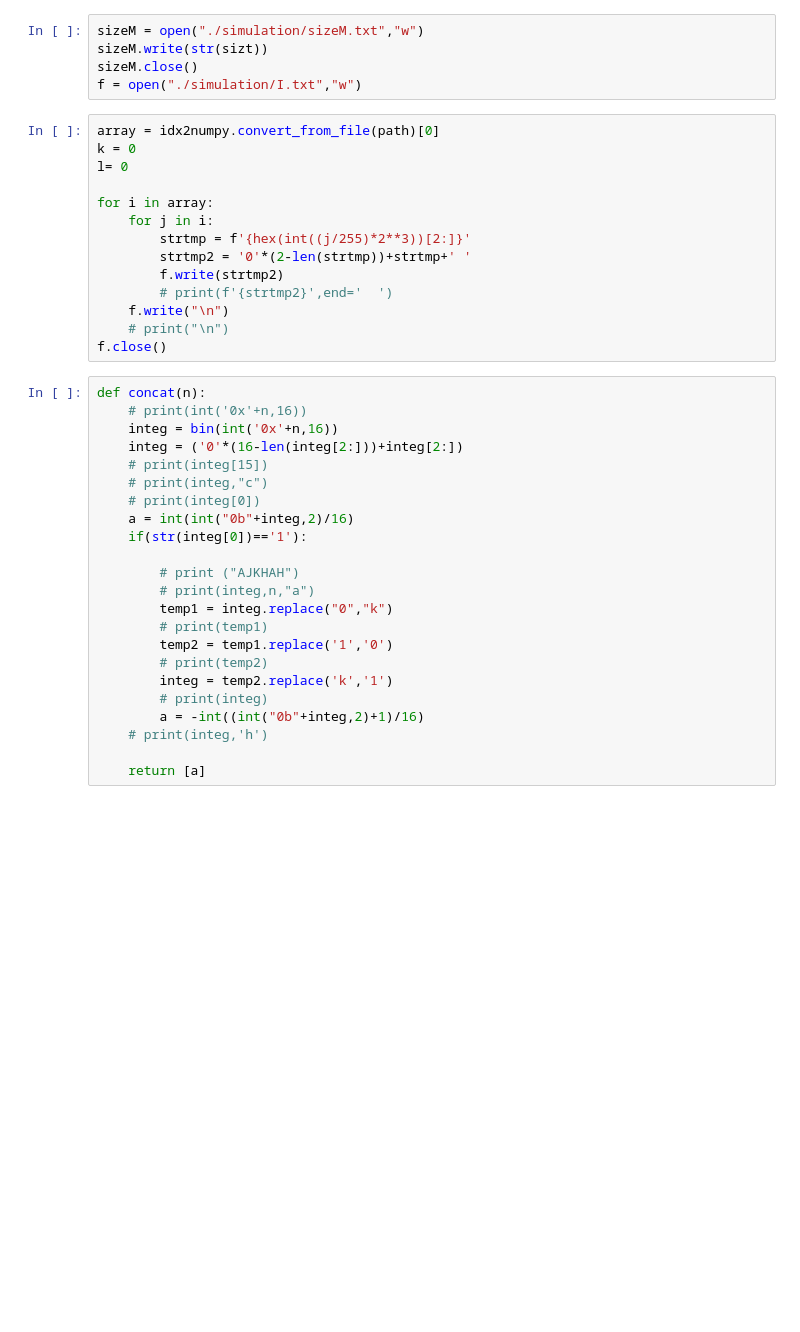
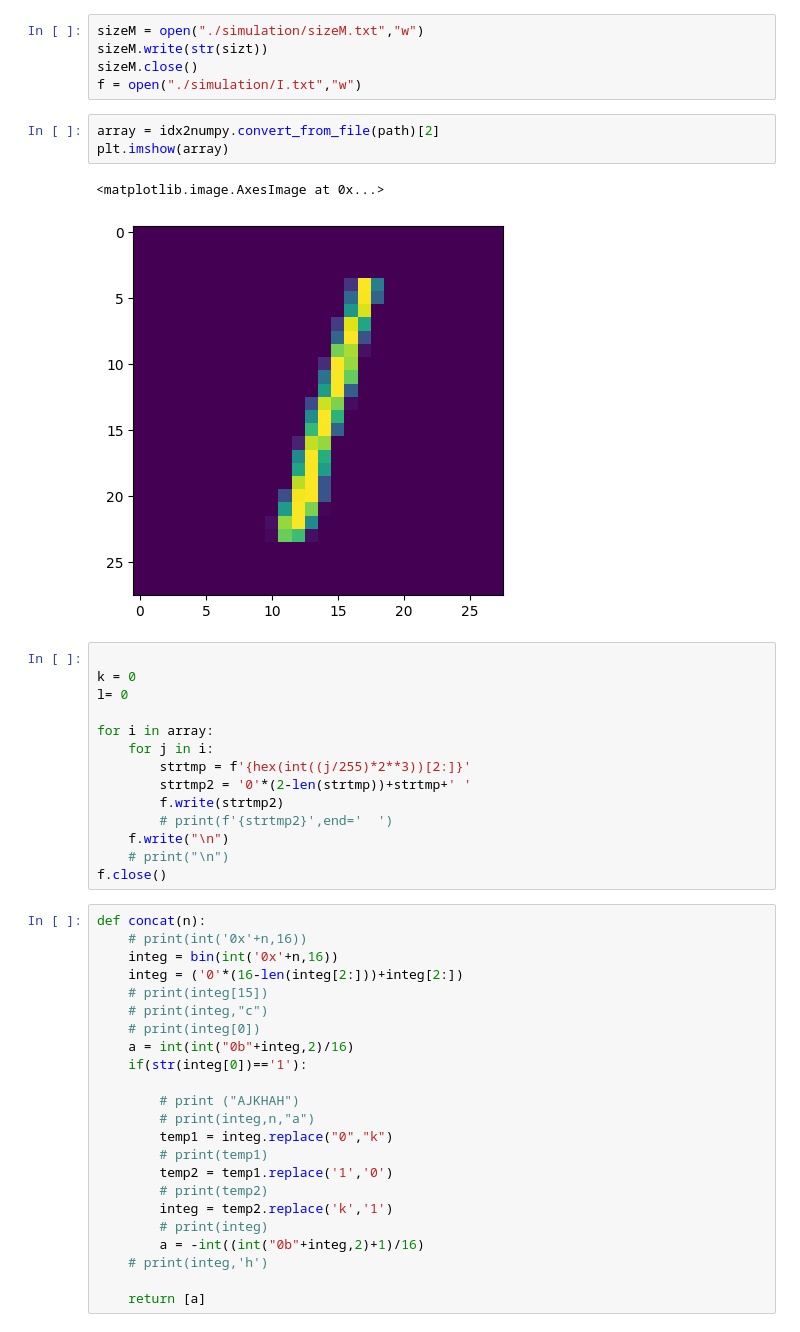
Before and after one commit to valmyr/ConvNetVerilog, a Jupyter notebook: Image.ipynb, the cells around one changed output. Saved outputs shown, nothing was run; the diff lists cells and outputs as text; blank space fills up the shorter version.

```diff
--- a/Image.ipynb
+++ b/Image.ipynb
@@ -42,8 +95,14 @@ sizeM = open("./simulation/sizeM.txt","w")
 sizeM.write(str(sizt))
 sizeM.close()
 f = open("./simulation/I.txt","w")
+# %%
+array = idx2numpy.convert_from_file(path)[2]
+plt.imshow(array)
+# %% [output]
+<matplotlib.image.AxesImage at 0x...>
+[figure, added]
 # %%
-array = idx2numpy.convert_from_file(path)[0]
+
 k = 0
 l= 0
 
```
Also changed, not shown: parts of 48 cells of this notebook, 58 other files.
